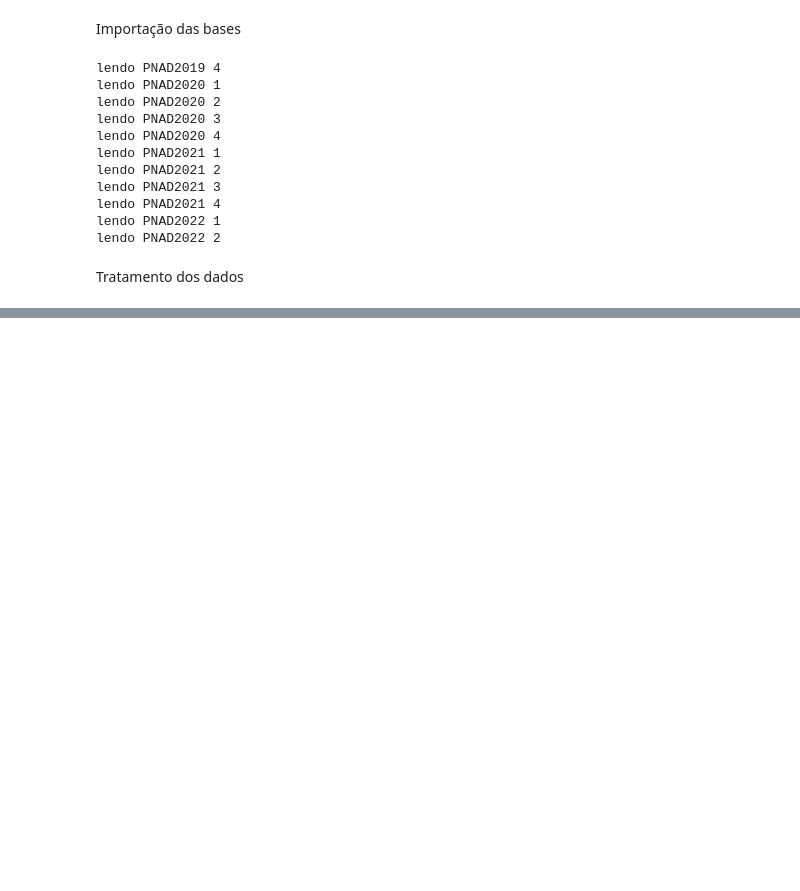
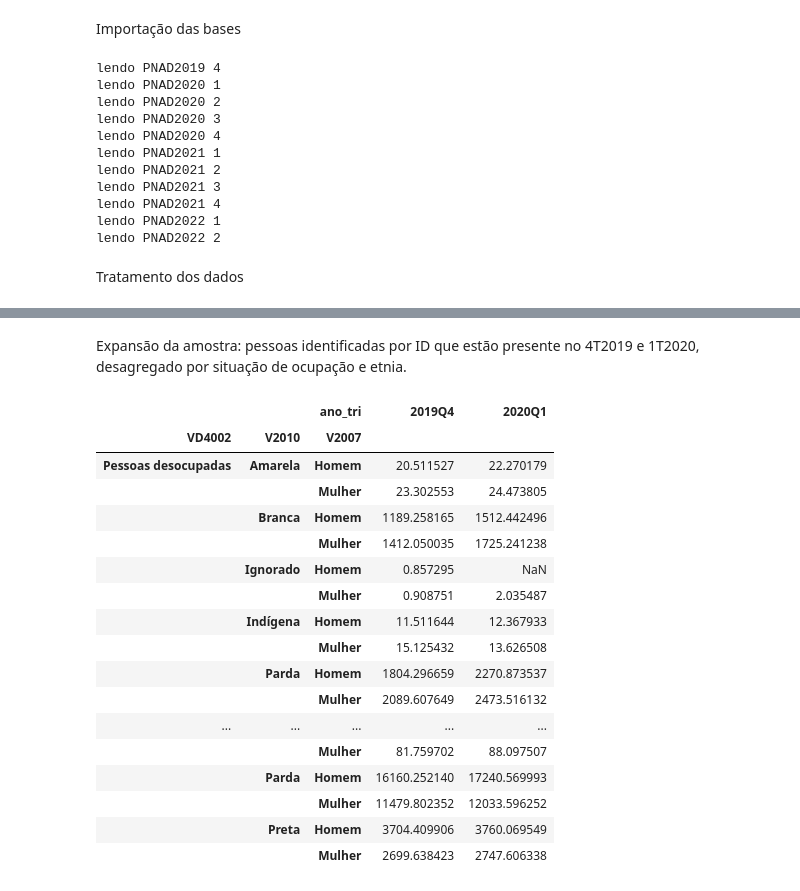
Before and after one commit to msbrasil/Mercado-de-Trabalho-Remoto, a Jupyter notebook: Notebooks/Investigação individual.ipynb, the cells around one changed output, grey strips where cells are left out. Saved outputs shown, nothing was run; the diff lists cells and outputs as text; code cells hidden in the pictures; blank space fills up the shorter version.

```diff
--- a/Notebooks/Investigação individual.ipynb
+++ b/Notebooks/Investigação individual.ipynb
@@ -190,0 +237,23 @@ pnadc_filtrada = pnadc_filtrada[pnadc_filtrada['ID'].isin(ids_lista_entrevistas_
+# %% [markdown]
+Expansão da amostra: pessoas identificadas por ID que estão presente no 4T2019 e 1T2020, desagregado por situação de ocupação e etnia.
+# %%
+pd.crosstab(pnadc_completa_2019Q4_2020Q1_filtrado['ano_tri'], [pnadc_completa_2019Q4_2020Q1_filtrado['VD4002'], pnadc_completa_2019Q4_2020Q1_filtrado['V2010'],  pnadc_completa_2019Q4_2020Q1_filtrado['V2007']], pnadc_completa_2019Q4_2020Q1_filtrado['V1028'], aggfunc='sum').T / 1000
+# %% [output]
+|  |  | ano_tri | 2019Q4 | 2020Q1 |
+| VD4002 | V2010 | V2007 |  |  |
+| Pessoas desocupadas | Amarela | Homem | 20.511527 | 22.270179 |
+|  |  | Mulher | 23.302553 | 24.473805 |
+|  | Branca | Homem | 1189.258165 | 1512.442496 |
+|  |  | Mulher | 1412.050035 | 1725.241238 |
+|  | Ignorado | Homem | 0.857295 | NaN |
+|  |  | Mulher | 0.908751 | 2.035487 |
+|  | Indígena | Homem | 11.511644 | 12.367933 |
+|  |  | Mulher | 15.125432 | 13.626508 |
+|  | Parda | Homem | 1804.296659 | 2270.873537 |
+|  |  | Mulher | 2089.607649 | 2473.516132 |
+| ... | ... | ... | ... | ... |
+|  |  | Mulher | 81.759702 | 88.097507 |
+|  | Parda | Homem | 16160.252140 | 17240.569993 |
+|  |  | Mulher | 11479.802352 | 12033.596252 |
+|  | Preta | Homem | 3704.409906 | 3760.069549 |
+|  |  | Mulher | 2699.638423 | 2747.606338 |
```
Also changed, not shown: parts of 20 cells of this notebook, 3 other files.
